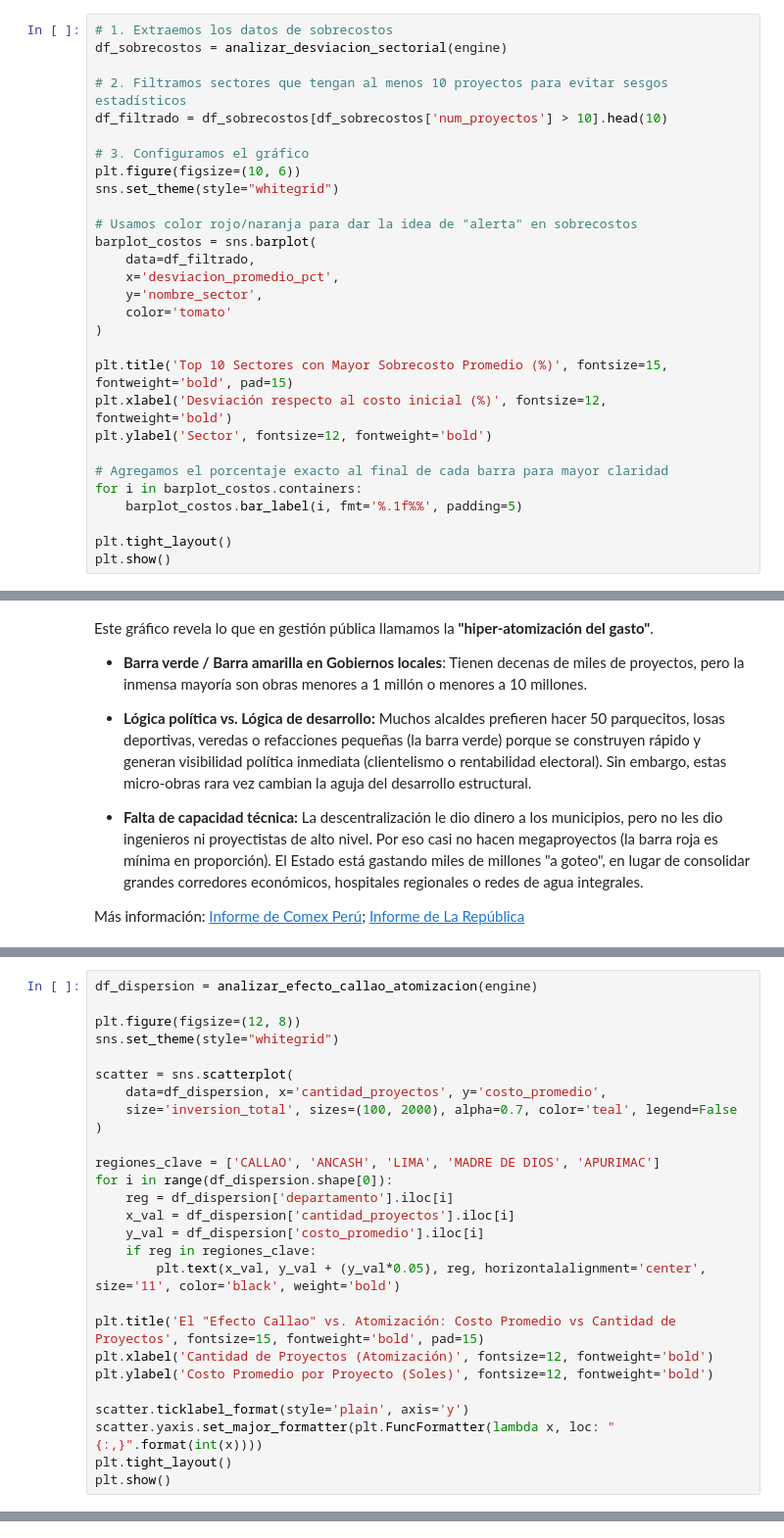
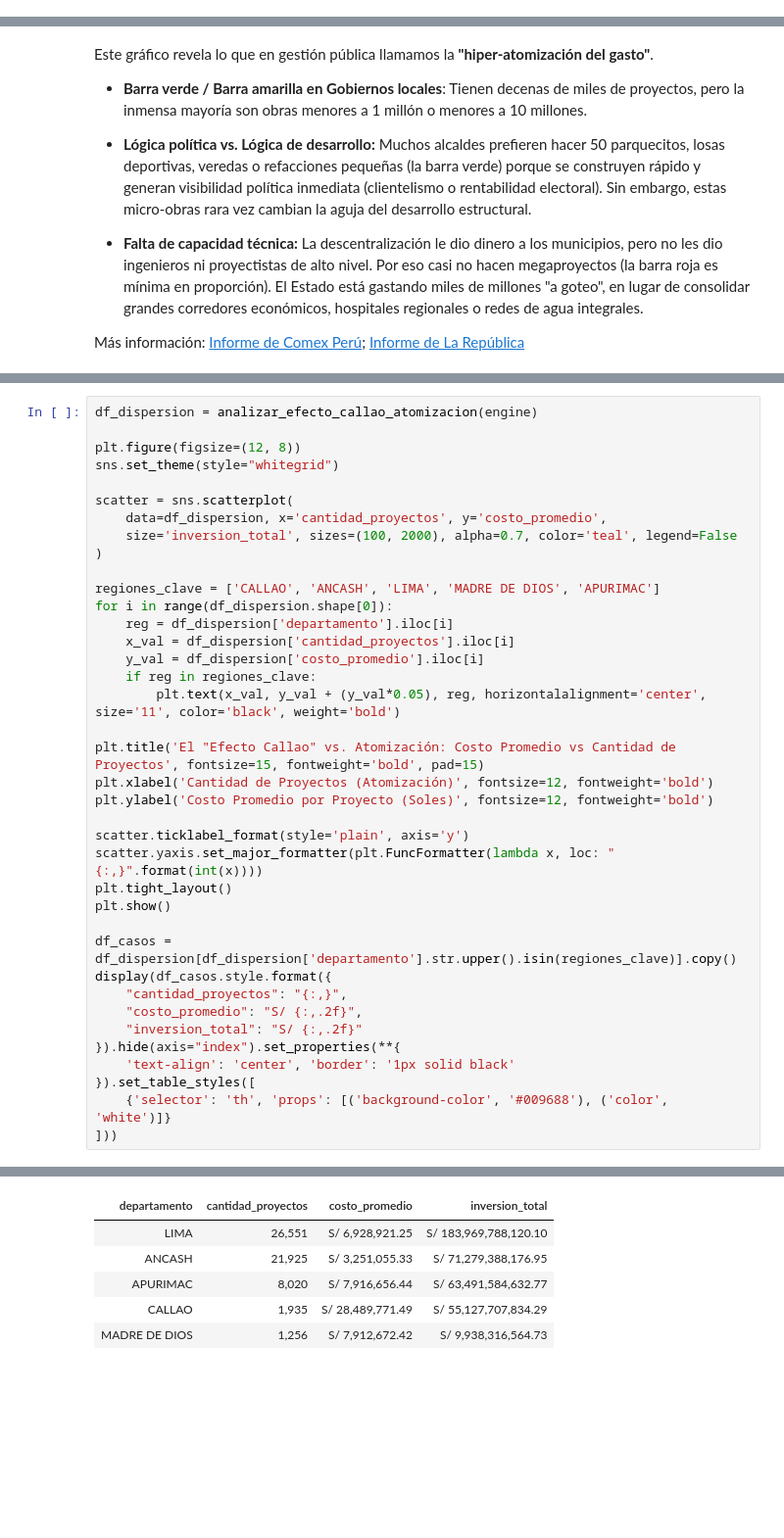
Before and after one commit to ulisesrodas/INVIERTE.PE-Analisis-exploratorio, a Jupyter notebook: analysis/Final_Analysis.ipynb, the cells around one changed output, grey strips where cells are left out. Shown at 98% size. Saved outputs shown, nothing was run; the diff lists cells and outputs as text; blank space fills up the shorter version.

```diff
--- a/analysis/Final_Analysis.ipynb
+++ b/analysis/Final_Analysis.ipynb
@@ -146,29 +124,0 @@ df_desviacion.head(10)
-# %%
-# 1. Extraemos los datos de sobrecostos
-df_sobrecostos = analizar_desviacion_sectorial(engine)
-
-# 2. Filtramos sectores que tengan al menos 10 proyectos para evitar sesgos estadísticos
-df_filtrado = df_sobrecostos[df_sobrecostos['num_proyectos'] > 10].head(10)
-
-# 3. Configuramos el gráfico
-plt.figure(figsize=(10, 6))
-sns.set_theme(style="whitegrid")
-
-# Usamos color rojo/naranja para dar la idea de "alerta" en sobrecostos
-barplot_costos = sns.barplot(
-    data=df_filtrado,
-    x='desviacion_promedio_pct',
-    y='nombre_sector',
-    color='tomato'
-)
-
-plt.title('Top 10 Sectores con Mayor Sobrecosto Promedio (%)', fontsize=15, fontweight='bold', pad=15)
-plt.xlabel('Desviación respecto al costo inicial (%)', fontsize=12, fontweight='bold')
-plt.ylabel('Sector', fontsize=12, fontweight='bold')
-
-# Agregamos el porcentaje exacto al final de cada barra para mayor claridad
-for i in barplot_costos.containers:
-    barplot_costos.bar_label(i, fmt='%.1f%%', padding=5)
-
-plt.tight_layout()
-plt.show()
@@ -238,29 +259,46 @@ Al cruzar la cantidad de proyectos con el costo promedio por obra, emergen dos m
 # %%
 df_dispersion = analizar_efecto_callao_atomizacion(engine)
 
 plt.figure(figsize=(12, 8))
 sns.set_theme(style="whitegrid")
 
 scatter = sns.scatterplot(
     data=df_dispersion, x='cantidad_proyectos', y='costo_promedio',
     size='inversion_total', sizes=(100, 2000), alpha=0.7, color='teal', legend=False
 )
 
 regiones_clave = ['CALLAO', 'ANCASH', 'LIMA', 'MADRE DE DIOS', 'APURIMAC']
 for i in range(df_dispersion.shape[0]):
     reg = df_dispersion['departamento'].iloc[i]
     x_val = df_dispersion['cantidad_proyectos'].iloc[i]
     y_val = df_dispersion['costo_promedio'].iloc[i]
     if reg in regiones_clave:
         plt.text(x_val, y_val + (y_val*0.05), reg, horizontalalignment='center', size='11', color='black', weight='bold')
 
 plt.title('El "Efecto Callao" vs. Atomización: Costo Promedio vs Cantidad de Proyectos', fontsize=15, fontweight='bold', pad=15)
 plt.xlabel('Cantidad de Proyectos (Atomización)', fontsize=12, fontweight='bold')
 plt.ylabel('Costo Promedio por Proyecto (Soles)', fontsize=12, fontweight='bold')
 
 scatter.ticklabel_format(style='plain', axis='y')
 scatter.yaxis.set_major_formatter(plt.FuncFormatter(lambda x, loc: "{:,}".format(int(x))))
 plt.tight_layout()
 plt.show()
+
+df_casos = df_dispersion[df_dispersion['departamento'].str.upper().isin(regiones_clave)].copy()
+display(df_casos.style.format({
+    "cantidad_proyectos": "{:,}",
+    "costo_promedio": "S/ {:,.2f}",
+    "inversion_total": "S/ {:,.2f}"
+}).hide(axis="index").set_properties(**{
+    'text-align': 'center', 'border': '1px solid black'
+}).set_table_styles([
+    {'selector': 'th', 'props': [('background-color', '#009688'), ('color', 'white')]}
+]))
 # %% [output]
 [figure]
+| departamento | cantidad_proyectos | costo_promedio | inversion_total |
+| LIMA | 26,551 | S/ 6,928,921.25 | S/ 183,969,788,120.10 |
+| ANCASH | 21,925 | S/ 3,251,055.33 | S/ 71,279,388,176.95 |
+| APURIMAC | 8,020 | S/ 7,916,656.44 | S/ 63,491,584,632.77 |
+| CALLAO | 1,935 | S/ 28,489,771.49 | S/ 55,127,707,834.29 |
+| MADRE DE DIOS | 1,256 | S/ 7,912,672.42 | S/ 9,938,316,564.73 |
```
Also changed, not shown: parts of 23 cells of this notebook.
